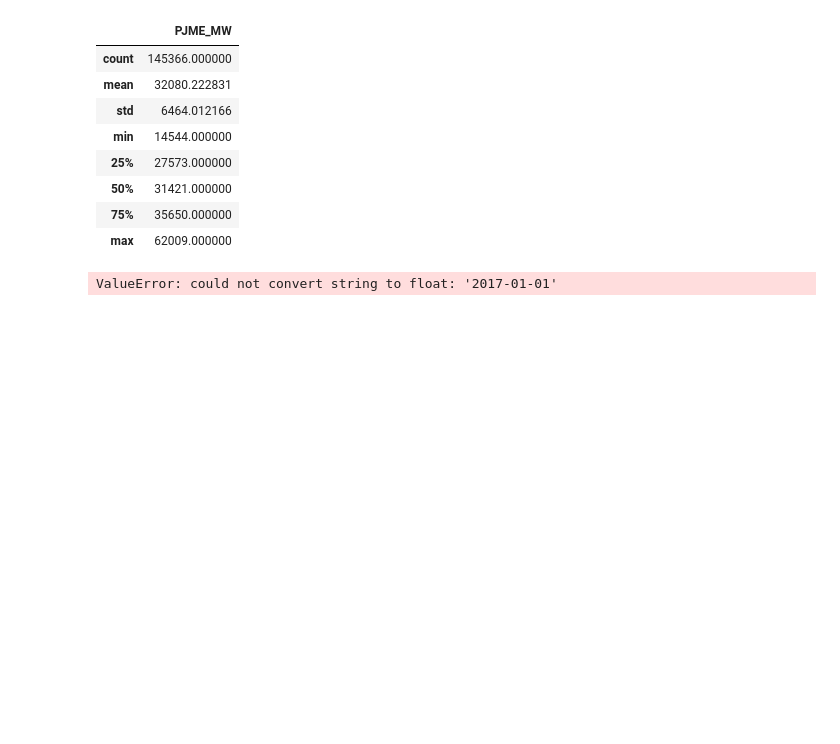
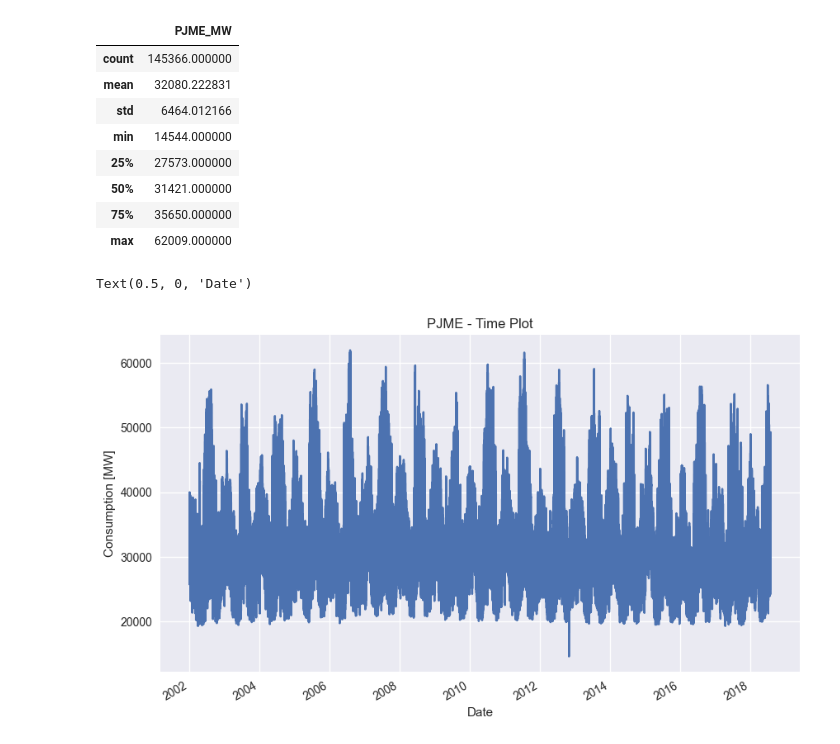
Before and after one commit to janakparajuli/PCA_Traffic_Data, a Jupyter notebook: TSF_EDA.ipynb, the cells around one changed output. Drawn from its saved outputs; the diff is of its cells as text; code cells hidden in the pictures; blank space fills up the shorter version.

Commit message:
Time plot

```diff
--- a/TSF_EDA.ipynb
+++ b/TSF_EDA.ipynb
@@ -18,5 +22,14 @@ df.describe()
 | 75% | 35650.000000 |
 | max | 62009.000000 |
 # %%
+
+# Set pyplot style
+plt.style.use("seaborn")
+
+# Plot
+df['PJME_MW'].plot(title='PJME - Time Plot', figsize=(10,6))
+plt.ylabel('Consumption [MW]')
+plt.xlabel('Date')
 # %% [output]
-ValueError: could not convert string to float: '2017-01-01'
+Text(0.5, 0, 'Date')
+[figure, added]
```
Also changed, not shown: parts of 3 cells of this notebook.
